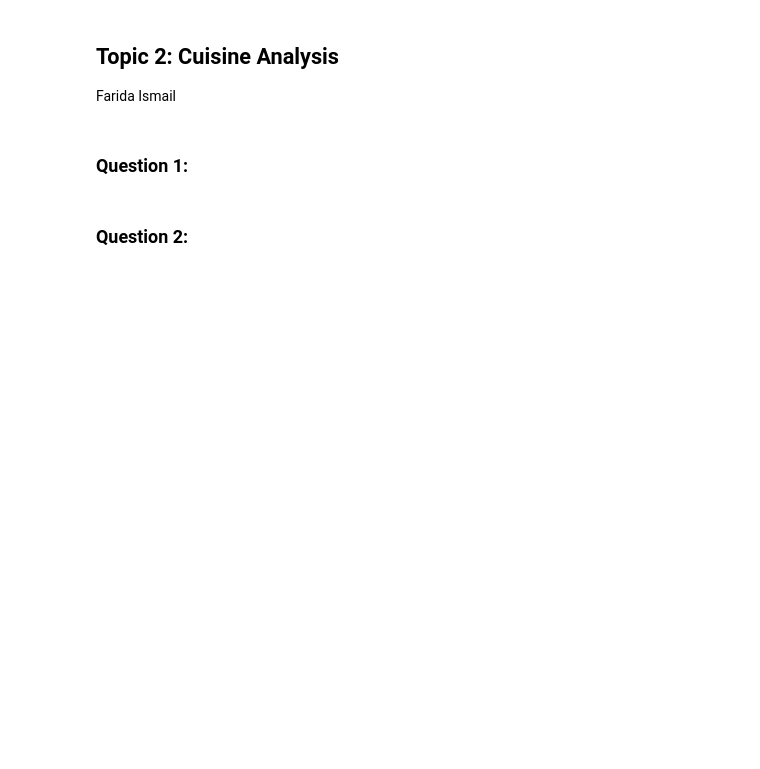
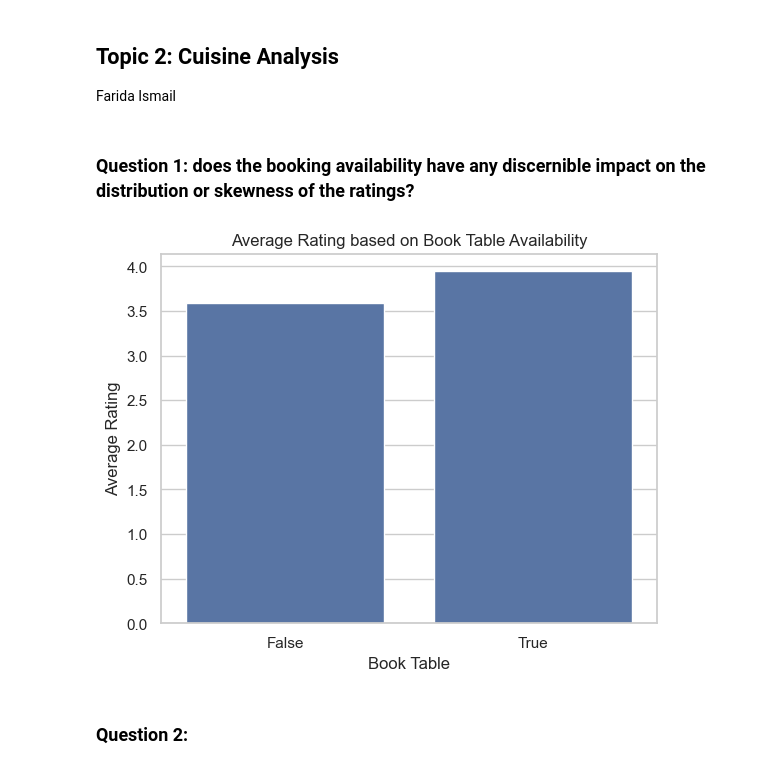
Before and after one commit to danyadanish/Data-Engineering-and-Visualisation, a Jupyter notebook: data.ipynb, the cells around one changed output. Saved outputs shown, nothing was run; the diff lists cells and outputs as text; code cells hidden in the pictures; blank space fills up the shorter version.

```diff
--- a/data.ipynb
+++ b/data.ipynb
@@ -1301,8 +1306,19 @@ HeatMap(heat_data).add_to(map_two)
 # %% [markdown]
 ## Topic 2: Cuisine Analysis
 Farida Ismail
-# %% [markdown]
-### Question 1:
+# %% [markdown]
+### Question 1: does the booking availability have any discernible impact on the distribution or skewness of the ratings?
+# %%
+avg_ratings = data.groupby('book_table')['rate'].mean().reset_index()
+
+# make a bar plot to visual the data
+sns.barplot(x='book_table', y='rate', data=avg_ratings)
+plt.xlabel('Book Table')
+plt.ylabel('Average Rating')
+plt.title('Average Rating based on Book Table Availability')
+plt.show()
+# %% [output]
+[figure, added]
 # %% [markdown]
 ### Question 2:
 # %% [markdown]
```
Also changed, not shown: parts of 36 cells of this notebook.
